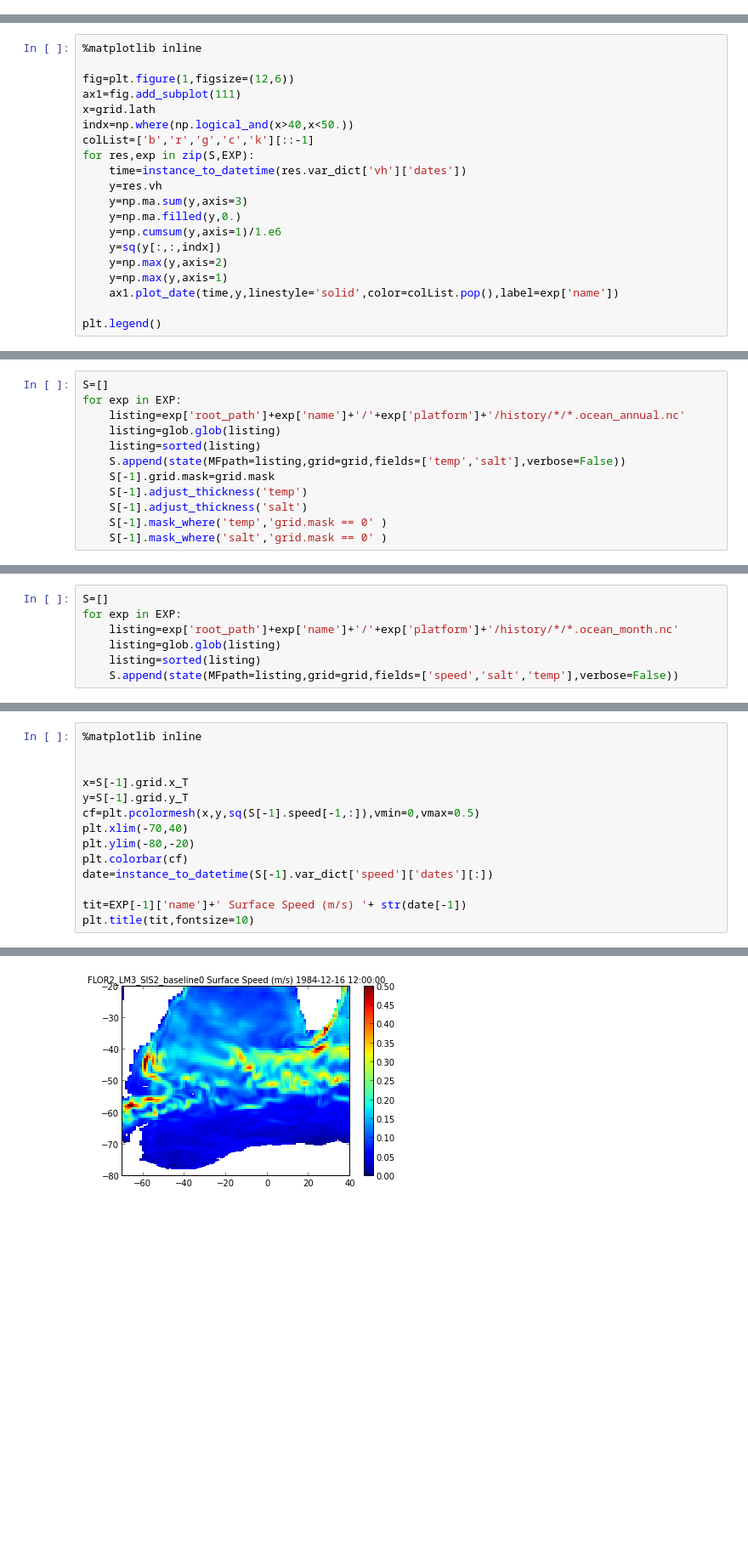
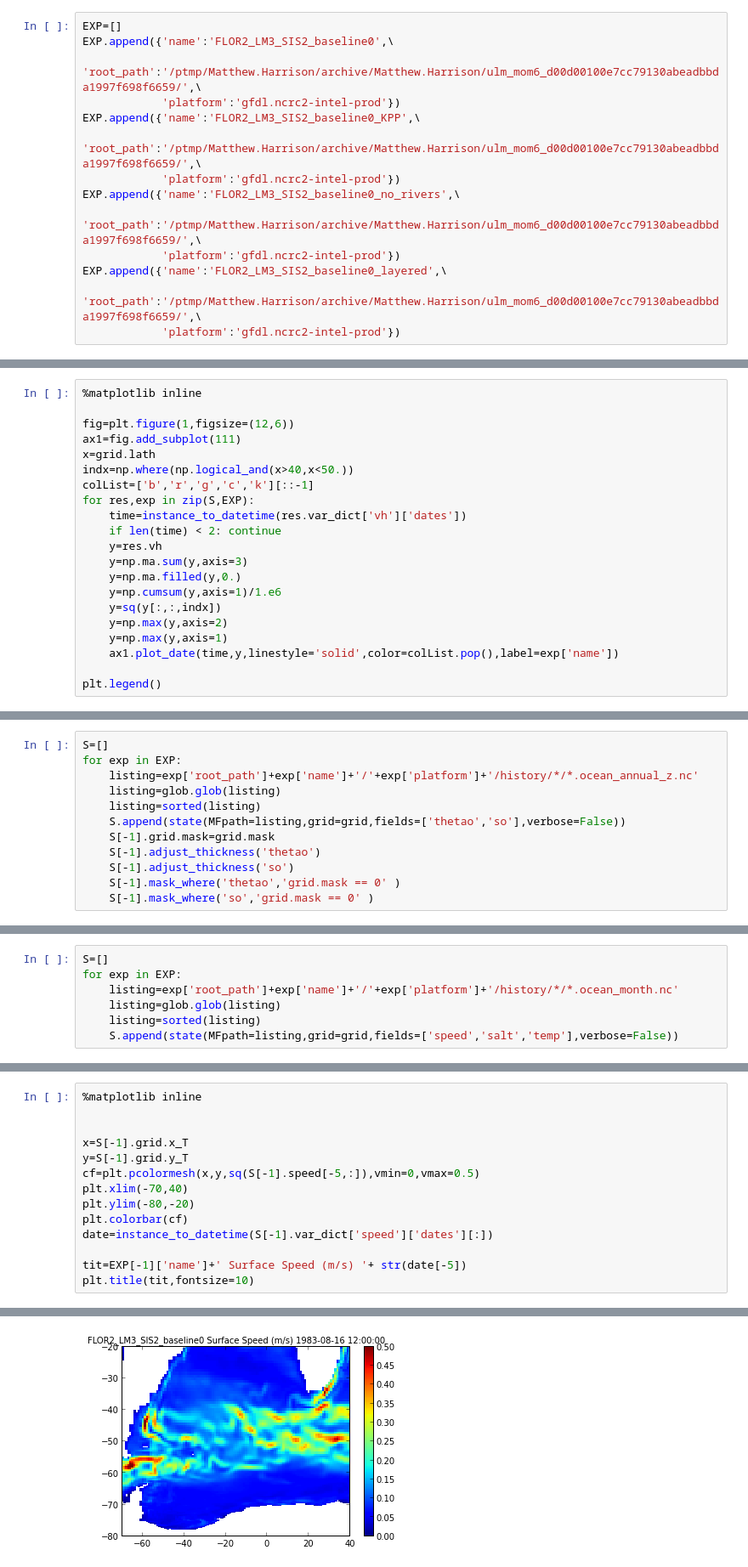
Before and after one commit to suyashbire1/MOM6-examples, a Jupyter notebook: ice_ocean_SIS2/FLOR2/AMOC_diagnostics.ipynb, the cells around one changed output, grey strips where cells are left out. Shown at 85% size. Drawn from its saved outputs; the diff is of its cells as text; blank space fills up the shorter version.

```diff
--- a/ice_ocean_SIS2/FLOR2/AMOC_diagnostics.ipynb
+++ b/ice_ocean_SIS2/FLOR2/AMOC_diagnostics.ipynb
@@ -13,3 +8,17 @@ EXP.append({'name':'FLOR2_LM3_SIS2_baseline0',\
+# %%
+EXP=[]
+EXP.append({'name':'FLOR2_LM3_SIS2_baseline0',\
+            'root_path':'/ptmp/Matthew.Harrison/archive/Matthew.Harrison/ulm_mom6_d00d00100e7cc79130abeadbbda1997f698f6659/',\
+            'platform':'gfdl.ncrc2-intel-prod'})
+EXP.append({'name':'FLOR2_LM3_SIS2_baseline0_KPP',\
+            'root_path':'/ptmp/Matthew.Harrison/archive/Matthew.Harrison/ulm_mom6_d00d00100e7cc79130abeadbbda1997f698f6659/',\
+            'platform':'gfdl.ncrc2-intel-prod'})
+EXP.append({'name':'FLOR2_LM3_SIS2_baseline0_no_rivers',\
+            'root_path':'/ptmp/Matthew.Harrison/archive/Matthew.Harrison/ulm_mom6_d00d00100e7cc79130abeadbbda1997f698f6659/',\
+            'platform':'gfdl.ncrc2-intel-prod'})
+EXP.append({'name':'FLOR2_LM3_SIS2_baseline0_layered',\
+            'root_path':'/ptmp/Matthew.Harrison/archive/Matthew.Harrison/ulm_mom6_d00d00100e7cc79130abeadbbda1997f698f6659/',\
+            'platform':'gfdl.ncrc2-intel-prod'})
 # %%
 sgrid=supergrid(file='ocean_hgrid.nc',tripolar_n=True,cyclic_x=True)
 grid=quadmesh(supergrid=sgrid)
@@ -135,6 +148,7 @@ indx=np.where(np.logical_and(x>40,x<50.))
 colList=['b','r','g','c','k'][::-1]
 for res,exp in zip(S,EXP):
     time=instance_to_datetime(res.var_dict['vh']['dates'])
+    if len(time) < 2: continue
     y=res.vh
     y=np.ma.sum(y,axis=3)
     y=np.ma.filled(y,0.)
@@ -186,15 +200,15 @@ ax1.set_title(tit)
 # %%
 S=[]
 for exp in EXP:
-    listing=exp['root_path']+exp['name']+'/'+exp['platform']+'/history/*/*.ocean_annual.nc'
+    listing=exp['root_path']+exp['name']+'/'+exp['platform']+'/history/*/*.ocean_annual_z.nc'
     listing=glob.glob(listing)
     listing=sorted(listing)
-    S.append(state(MFpath=listing,grid=grid,fields=['temp','salt'],verbose=False))
+    S.append(state(MFpath=listing,grid=grid,fields=['thetao','so'],verbose=False))
     S[-1].grid.mask=grid.mask
-    S[-1].adjust_thickness('temp')
-    S[-1].adjust_thickness('salt')
-    S[-1].mask_where('temp','grid.mask == 0' )
-    S[-1].mask_where('salt','grid.mask == 0' )
+    S[-1].adjust_thickness('thetao')
+    S[-1].adjust_thickness('so')
+    S[-1].mask_where('thetao','grid.mask == 0' )
+    S[-1].mask_where('so','grid.mask == 0' )
 # %%
 %matplotlib inline
 
@@ -312,17 +382,17 @@ plt.title(tit,fontsize=10)
 # %%
 %matplotlib inline
 
 
 x=S[-1].grid.x_T
 y=S[-1].grid.y_T
-cf=plt.pcolormesh(x,y,sq(S[-1].speed[-1,:]),vmin=0,vmax=0.5)
+cf=plt.pcolormesh(x,y,sq(S[-1].speed[-5,:]),vmin=0,vmax=0.5)
 plt.xlim(-70,40)
 plt.ylim(-80,-20)
 plt.colorbar(cf)
 date=instance_to_datetime(S[-1].var_dict['speed']['dates'][:])
 
-tit=EXP[-1]['name']+' Surface Speed (m/s) '+ str(date[-1])
+tit=EXP[-1]['name']+' Surface Speed (m/s) '+ str(date[-5])
 plt.title(tit,fontsize=10)
 # %% [output]
 <matplotlib.text.Text at 0x...>
-[figure, old version]
+[figure, new version]
```
Also changed, not shown: parts of 13 cells of this notebook.
